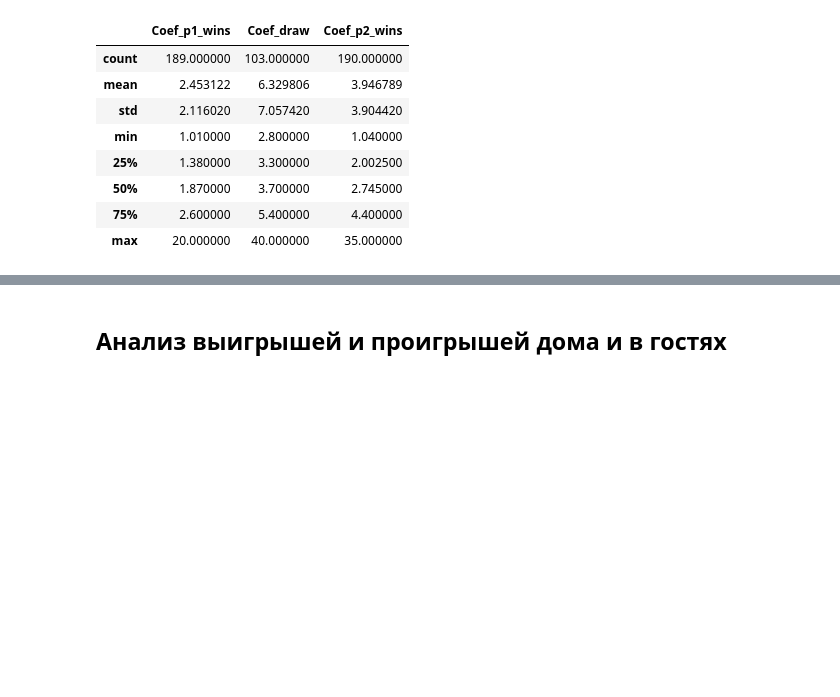
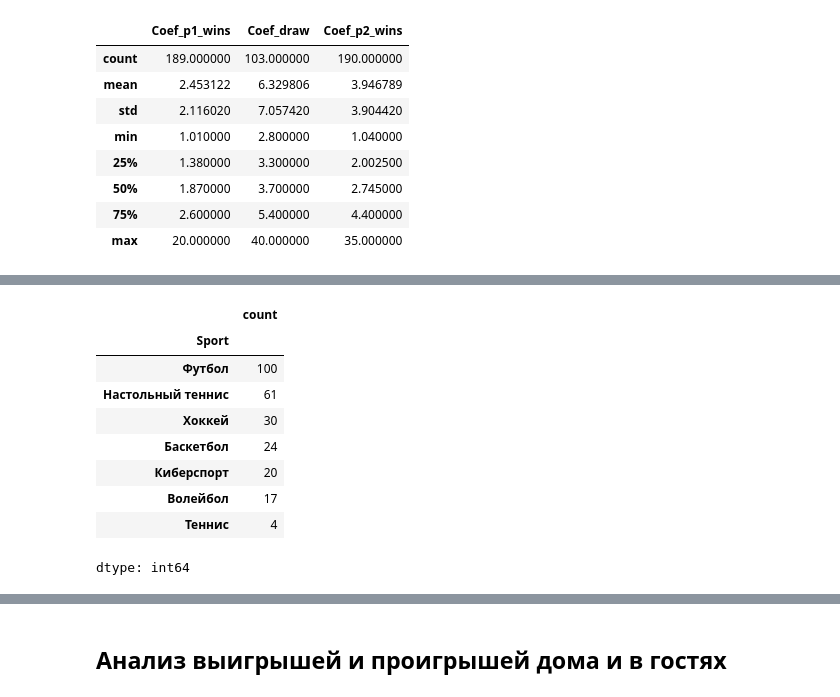
Before and after one commit to topeli/GP-2, a Jupyter notebook: ГП_2.ipynb, the cells around one changed output, grey strips where cells are left out. Saved outputs shown, nothing was run; the diff lists cells and outputs as text; code cells hidden in the pictures; blank space fills up the shorter version.

```diff
--- a/ГП_2.ipynb
+++ b/ГП_2.ipynb
@@ -1396,0 +1509,13 @@ data_past.groupby('Sport')
+# %%
+bet['Sport'].value_counts()
+# %% [output]
+|  | count |
+| Sport |  |
+| Футбол | 100 |
+| Настольный теннис | 61 |
+| Хоккей | 30 |
+| Баскетбол | 24 |
+| Киберспорт | 20 |
+| Волейбол | 17 |
+| Теннис | 4 |
+dtype: int64
```
Also changed, not shown: parts of 16 cells of this notebook.
